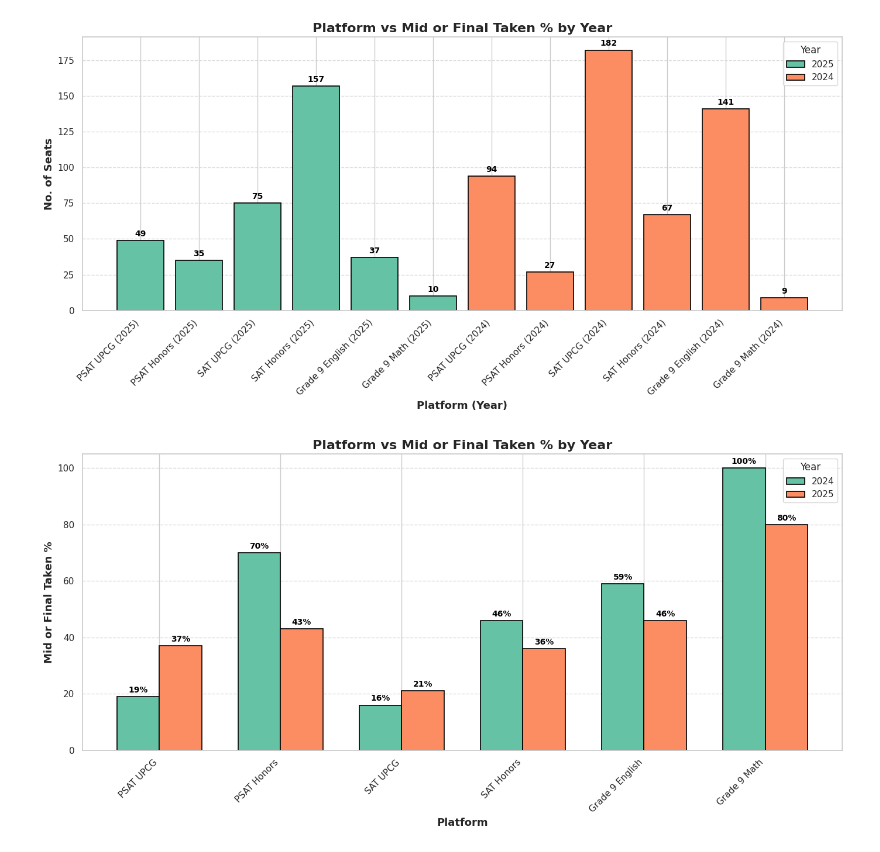
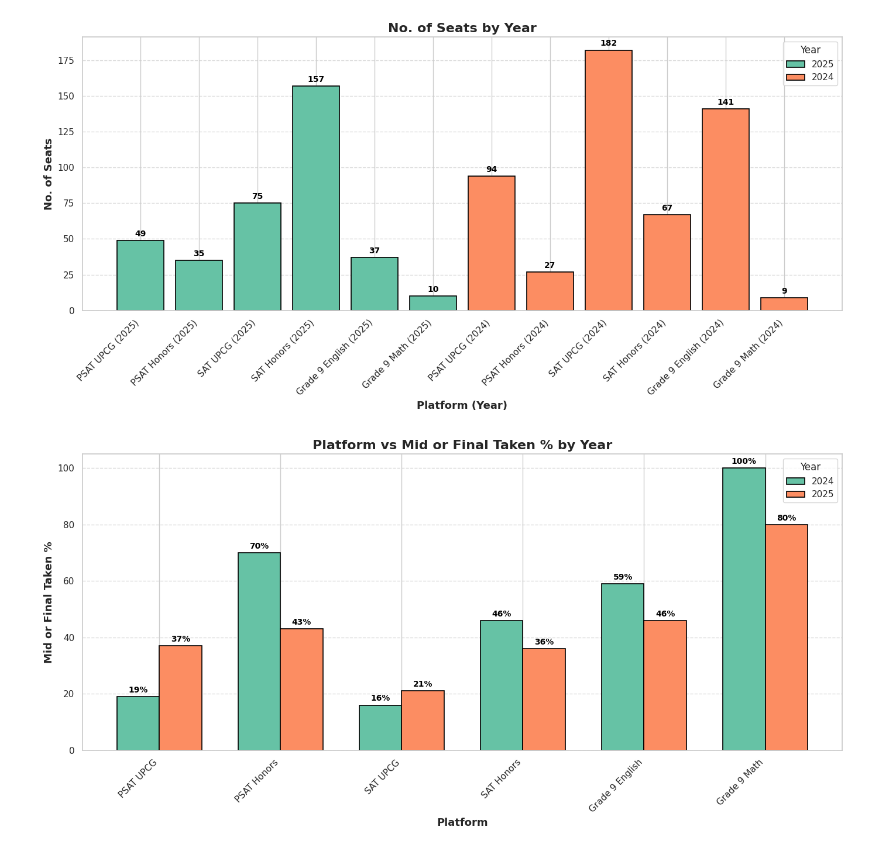
Before and after one commit to isajjaad/Python-, a Jupyter notebook: Comparison of 2024_2025 Assessments.ipynb, the cells around one changed output. Drawn from its saved outputs; the diff is of its cells as text; code cells hidden in the pictures.

```diff
--- a/Comparison of 2024_2025 Assessments.ipynb
+++ b/Comparison of 2024_2025 Assessments.ipynb
@@ -12,35 +12,35 @@ sns.set(style='whitegrid')
 data = {
     'Platform': ['PSAT UPCG', 'PSAT Honors', 'SAT UPCG', 'SAT Honors', 'Grade 9 English', 'Grade 9 Math', 'PSAT UPCG', 'PSAT Honors', 'SAT UPCG', 'SAT Honors', 'Grade 9 English', 'Grade 9 Math'],
     'Seats': [49,35,75,157,37,10,94,27,182,67,141,9],
     'Year': [2025,2025,2025,2025,2025,2025,2024,2024,2024,2024,2024,2024]
 }
 df = pd.DataFrame(data)
 plt.figure(figsize=(14,7))
 colors = sns.color_palette('Set2', n_colors=len(df['Year'].unique()))
 bar_containers = []
 for i, year in enumerate(df['Year'].unique()):
     subset = df[df['Year'] == year]
     bars = plt.bar(subset['Platform'] + ' (' + subset['Year'].astype(str) + ')', subset['Seats'], label=str(year), color=colors[i], edgecolor='black', linewidth=1.2)
     bar_containers.extend(bars)
 plt.ylabel('No. of Seats', fontsize=13, fontweight='bold')
 plt.xlabel('Platform (Year)', fontsize=13, fontweight='bold')
-plt.title('Platform vs Mid or Final Taken % by Year', fontsize=16, fontweight='bold')
+plt.title('No. of Seats by Year', fontsize=16, fontweight='bold')
 plt.xticks(rotation=45, ha='right', fontsize=11)
 plt.yticks(fontsize=11)
 plt.legend(title='Year', fontsize=11, title_fontsize=12)
 plt.grid(axis='y', linestyle='--', alpha=0.7)
 # Add percent labels above each bar
 for bar in bar_containers:
     height = bar.get_height()
     plt.annotate(f'{height:.0f}',
                  xy=(bar.get_x() + bar.get_width() / 2, height),
                  xytext=(0,3),
                  textcoords="offset points",
                  ha='center', va='bottom', fontsize=10, fontweight='bold', color='black')
 plt.tight_layout()
 plt.show()
 # %% [output]
-[figure, old version]
+[figure, new version]
 # %%
 import matplotlib.pyplot as plt
 import pandas as pd
```
